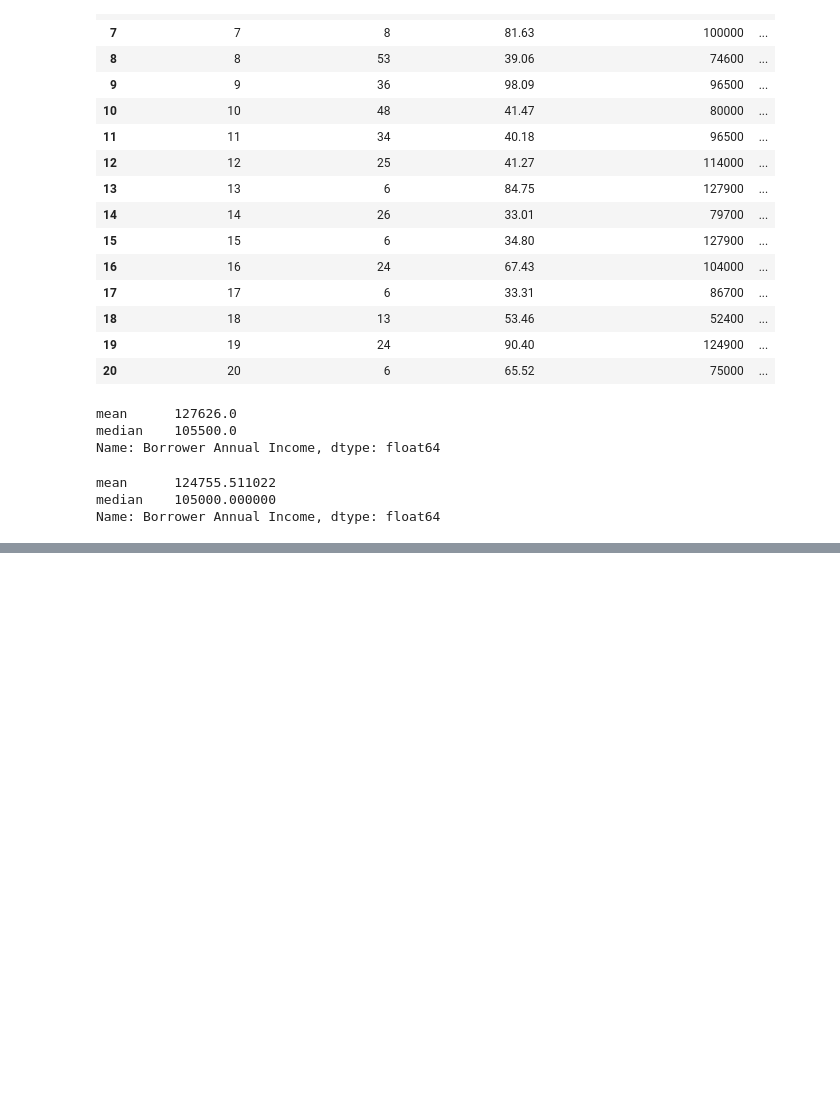
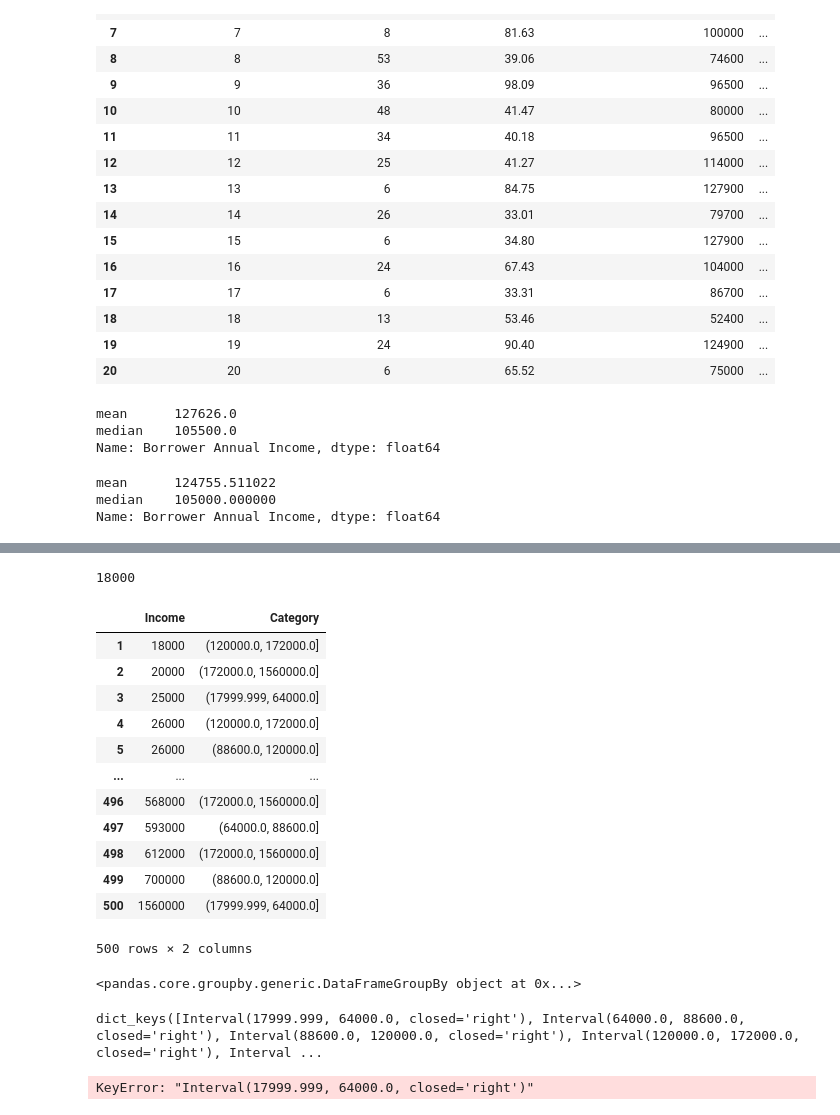
Before and after one commit to KunalNeon/CommBank, a Jupyter notebook: dataSet.ipynb, the cells around one changed output, grey strips where cells are left out. Drawn from its saved outputs; the diff is of its cells as text; code cells hidden in the pictures; blank space fills up the shorter version.

```diff
--- a/dataSet.ipynb
+++ b/dataSet.ipynb
@@ -144,5 +144,6 @@ mean      124755.511022
 median    105000.000000
 Name: Borrower Annual Income, dtype: float64
 # %%
-pd.qcut(dataSet["Borrower Annual Income"],q=5)
+bins=pd.qcut(dataSet["Borrower Annual Income"],q=5, retbins=True)
+bins
 # %% [output]
@@ -161,0 +164,35 @@ Categories (5, interval[float64, right]): [(17999.999, 64000.0] < (64000.0, 8860
+# %%
+dataSet["Borrower Annual Income"].min()
+# %% [output]
+18000
+# %%
+income_data=pd.concat([newDataSet["Borrower Annual Income"], bins], axis=1)
+income_data.columns=["Income", "Category"]
+income_data
+# %% [output]
+|  | Income | Category |
+| 1 | 18000 | (120000.0, 172000.0] |
+| 2 | 20000 | (172000.0, 1560000.0] |
+| 3 | 25000 | (17999.999, 64000.0] |
+| 4 | 26000 | (120000.0, 172000.0] |
+| 5 | 26000 | (88600.0, 120000.0] |
+| ... | ... | ... |
+| 496 | 568000 | (172000.0, 1560000.0] |
+| 497 | 593000 | (64000.0, 88600.0] |
+| 498 | 612000 | (172000.0, 1560000.0] |
+| 499 | 700000 | (88600.0, 120000.0] |
+| 500 | 1560000 | (17999.999, 64000.0] |
+500 rows × 2 columns
+# %%
+grouped=income_data.groupby("Category")
+grouped
+# %% [output]
+<pandas.core.groupby.generic.DataFrameGroupBy object at 0x...>
+# %%
+grouped.groups.keys()
+# %% [output]
+dict_keys([Interval(17999.999, 64000.0, closed='right'), Interval(64000.0, 88600.0, closed='right'), Interval(88600.0, 120000.0, closed='right'), Interval(120000.0, 172000.0, closed='right'), Interval ...
+# %%
+grouped.get_group("Interval(17999.999, 64000.0, closed='right')")
+# %% [output]
+KeyError: "Interval(17999.999, 64000.0, closed='right')"
```
Also changed, not shown: parts of 1 cell of this notebook.
